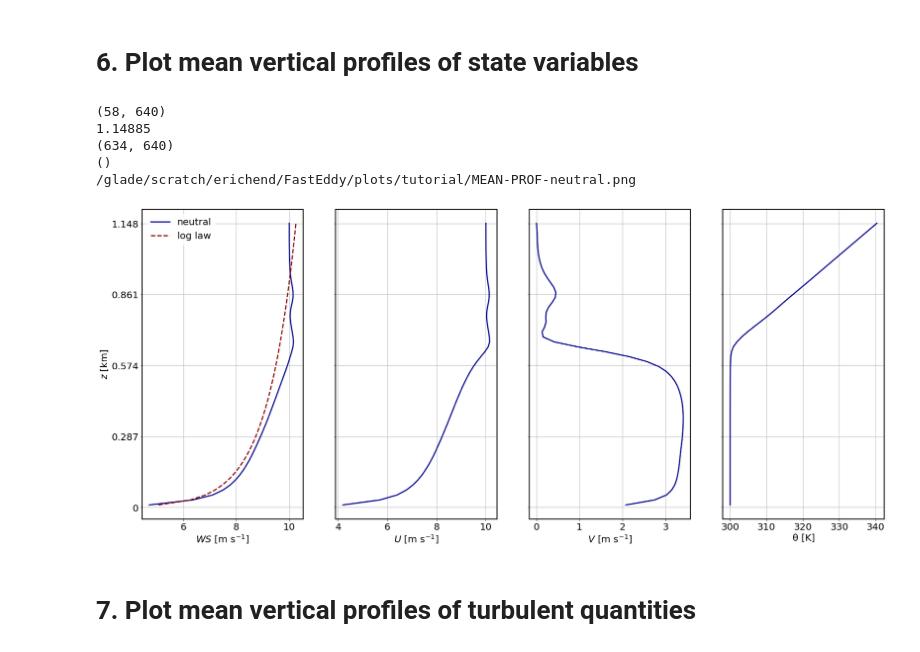
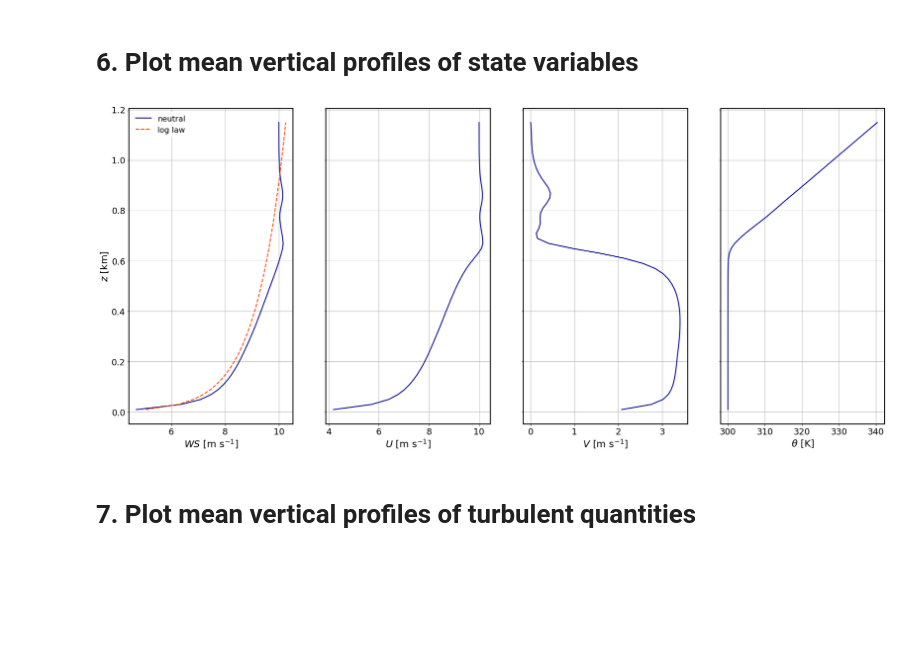
Before and after one commit to miguel-sg-2/FastEddy_tutorial, a Jupyter notebook: notebooks/MAKE_FE_TUTORIAL_PLOTS.ipynb, the cells around one changed output. Cells and saved outputs as stored; diff of their text form; code cells hidden in the pictures; blank space fills up the shorter version.

Commit message:
Created a more generic plot_mean_profiles example and a plot_figureConfiguration routine, added example use in the tutorials notebook.

```diff
--- a/notebooks/MAKE_FE_TUTORIAL_PLOTS.ipynb
+++ b/notebooks/MAKE_FE_TUTORIAL_PLOTS.ipynb
@@ -84,15 +90,16 @@ plot_XZ_UVWTHETA(case, case_open, yChoose, save_plot_opt, path_figure)
 [figure]
 # %% [markdown]
 # 6. Plot mean vertical profiles of state variables
-# %%
-plot_mean_profiles(case, case_open, save_plot_opt, path_figure)
-# %% [output]
-(58, 640)
-1.14885
-(634, 640)
-()
-/glade/scratch/erichend/FastEddy/plots/tutorial/MEAN-PROF-neutral.png
-[figure, removed]
+# %%
+#plot_mean_profiles(case, case_open, save_plot_opt, path_figure)
+numPlotsX = 1
+numPlotsY = 4
+sizeX = 28
+sizeY = 12
+fig,axs = plot_figureConfigure(numPlotsX,numPlotsY,sizeX,sizeY,styleFile='./feplot.mplstyle')
+plot_mean_profiles(fig, axs, case_open.isel(time=0), 'neutral', 'spatial', False, path_figure, caseCnt=0)
+# %% [output]
+[figure, added]
 # %% [markdown]
 # 7. Plot mean vertical profiles of turbulent quantities
 # %%
```
Also changed, not shown: parts of 3 cells of this notebook, 2 other files.
